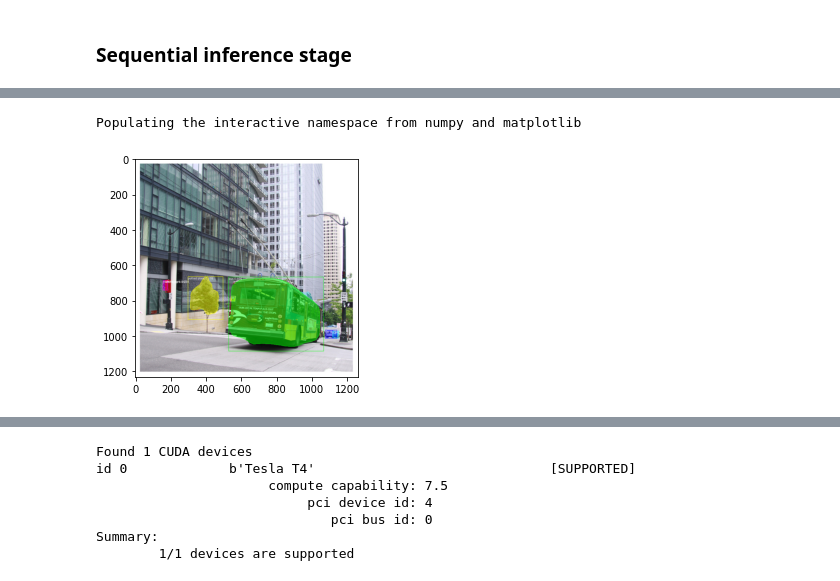
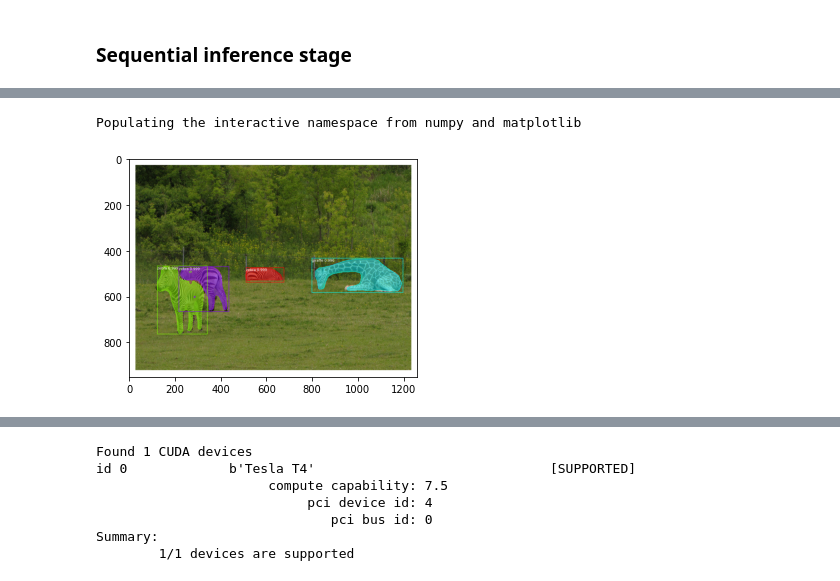
Before and after one commit to superman19993/LTSSUD_1712718_1712683_1712584, a Jupyter notebook: LTSSUD_Report.ipynb, the cells around one changed output, grey strips where cells are left out. Drawn from its saved outputs; the diff is of its cells as text; code cells hidden in the pictures.

```diff
--- a/LTSSUD_Report.ipynb
+++ b/LTSSUD_Report.ipynb
@@ -139,13 +150,13 @@ Wall time: 32.1 s
 # %%
 %pylab inline
 import matplotlib.pyplot as plt
 import matplotlib.image as mpimg
-img = mpimg.imread('output.png')
+img = mpimg.imread('output_host_jit.png')
 imgplot = plt.imshow(img)
 plt.show()
 # %% [output]
 Populating the interactive namespace from numpy and matplotlib
-[figure, old version]
+[figure, new version]
 # %%
 !nvidia-smi
 # %% [output]
```
Also changed, not shown: parts of 11 cells of this notebook.
